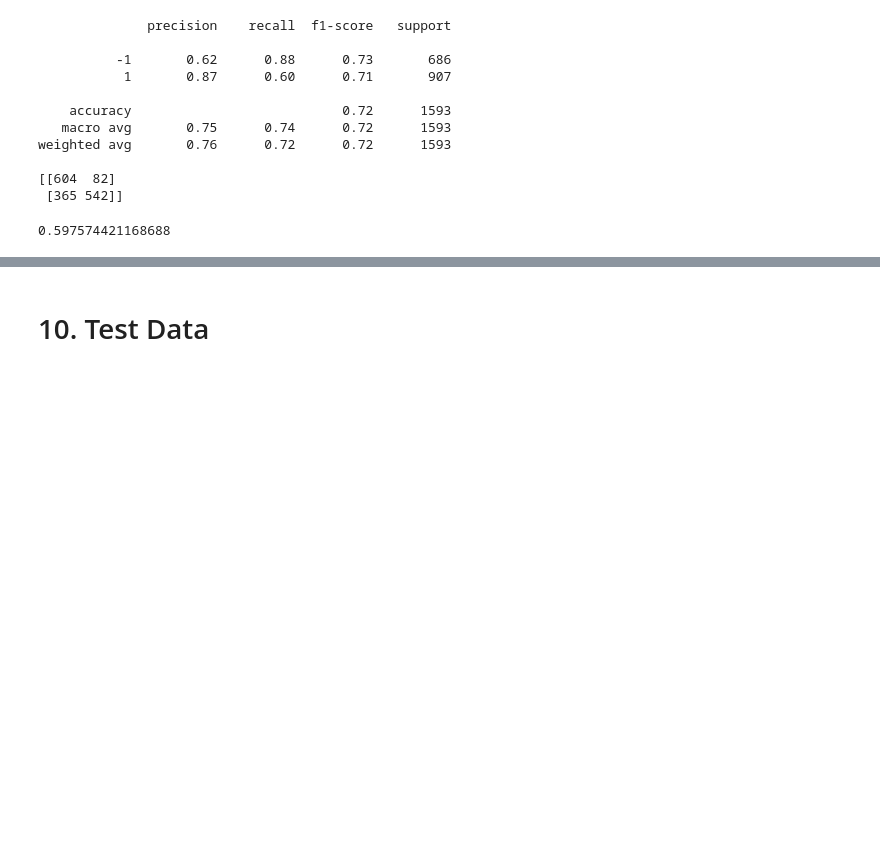
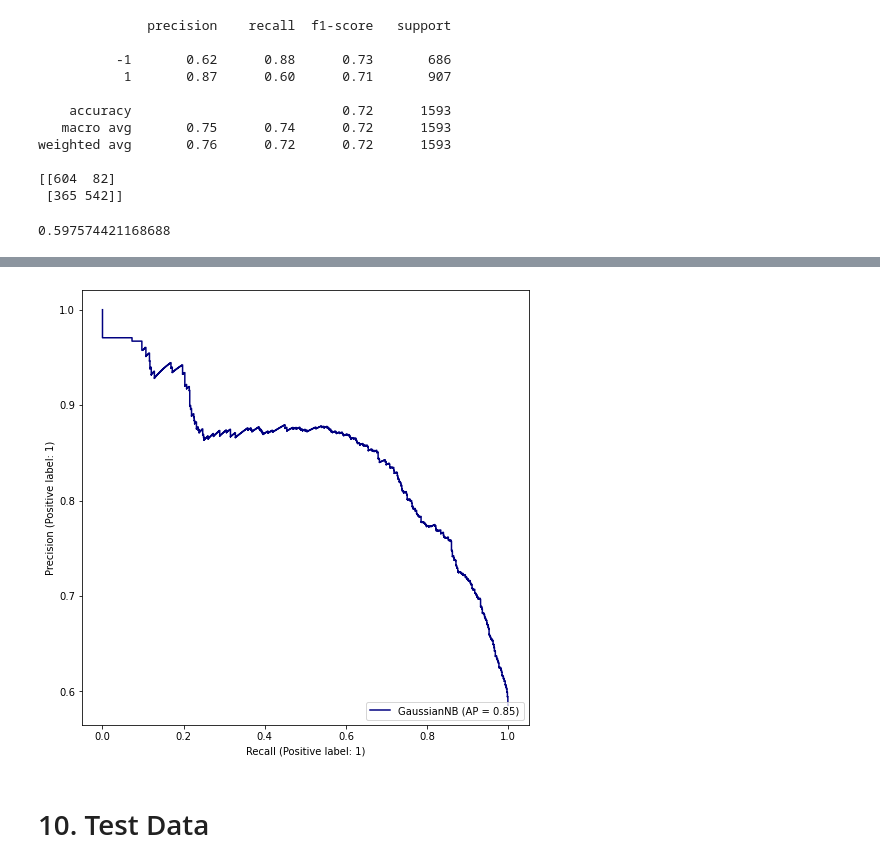
Before and after one commit to hinatanvir/Fault-Detection-SECOM, a Jupyter notebook: 3rd presentation/Aras/model_naivebayes_aras.ipynb, the cells around one changed output, grey strips where cells are left out. Drawn from its saved outputs; the diff is of its cells as text; code cells hidden in the pictures; blank space fills up the shorter version.

```diff
--- a/3rd presentation/Aras/model_naivebayes_aras.ipynb
+++ b/3rd presentation/Aras/model_naivebayes_aras.ipynb
@@ -377,3 +391,10 @@ sensitivity
+# %%
+#Precision / Recall Train Data
+metrics.PrecisionRecallDisplay.from_estimator(gnb, x_train, y_train, color="navy")
+plt.legend(loc="lower right")
+plt.show()
+# %% [output]
+[figure, added]
 # %% [markdown]
 # 10. Test Data
 # %%
```
Also changed, not shown: parts of 10 cells of this notebook.
